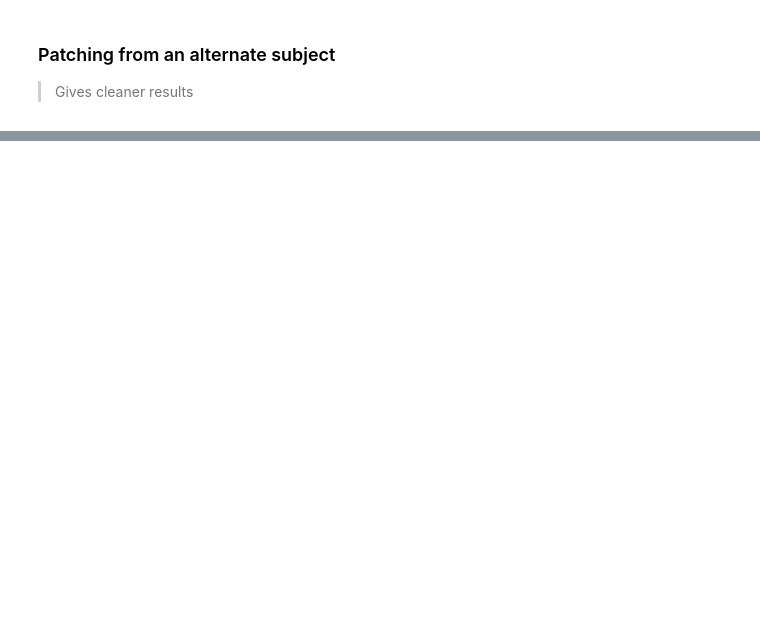
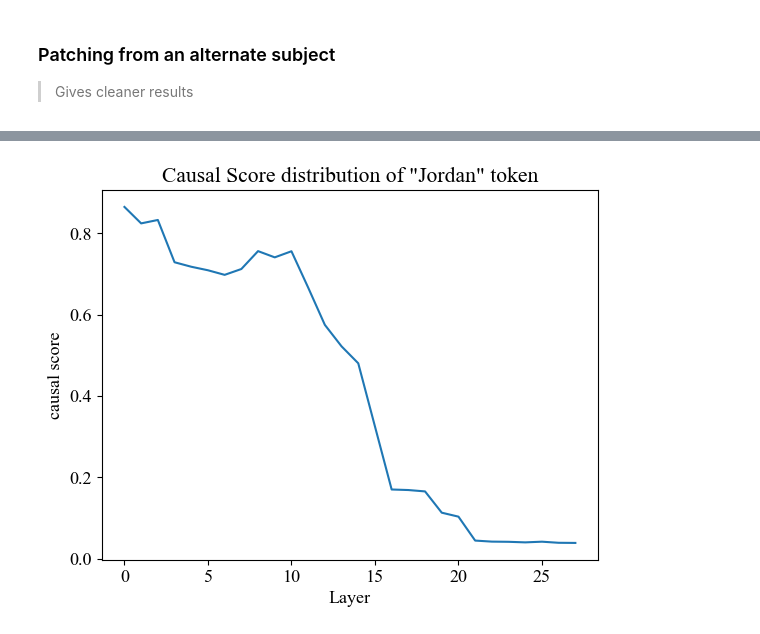
Before and after one commit to arnab-api/llmdistil, a Jupyter notebook: backend/demo.ipynb, the cells around one changed output, grey strips where cells are left out. Cells and saved outputs as stored; diff of their text form; code cells hidden in the pictures; blank space fills up the shorter version.

```diff
--- a/backend/demo.ipynb
+++ b/backend/demo.ipynb
@@ -201,3 +222,18 @@ plot_trace_heatmap(indirect_effects, modelname=MODEL_PATH.split("/")[-1])
+# %%
+scores = indirect_effects['scores'][2]
+
+with plt.rc_context(
+    rc={
+        "font.family": "Times New Roman",
+        "font.size": 13,
+    }
+):
+    plt.plot(scores)
+    plt.ylabel("causal score")
+    plt.xlabel("Layer")
+    plt.title('Causal Score distribution of "Jordan" token')
+# %% [output]
+[figure, added]
 # %%
 # for mamba_block_hook in get_args(MambaBlock_Hook_Points):
 for module_type in ["mlp", "attn"]:
```
Also changed, not shown: parts of 11 cells of this notebook.
